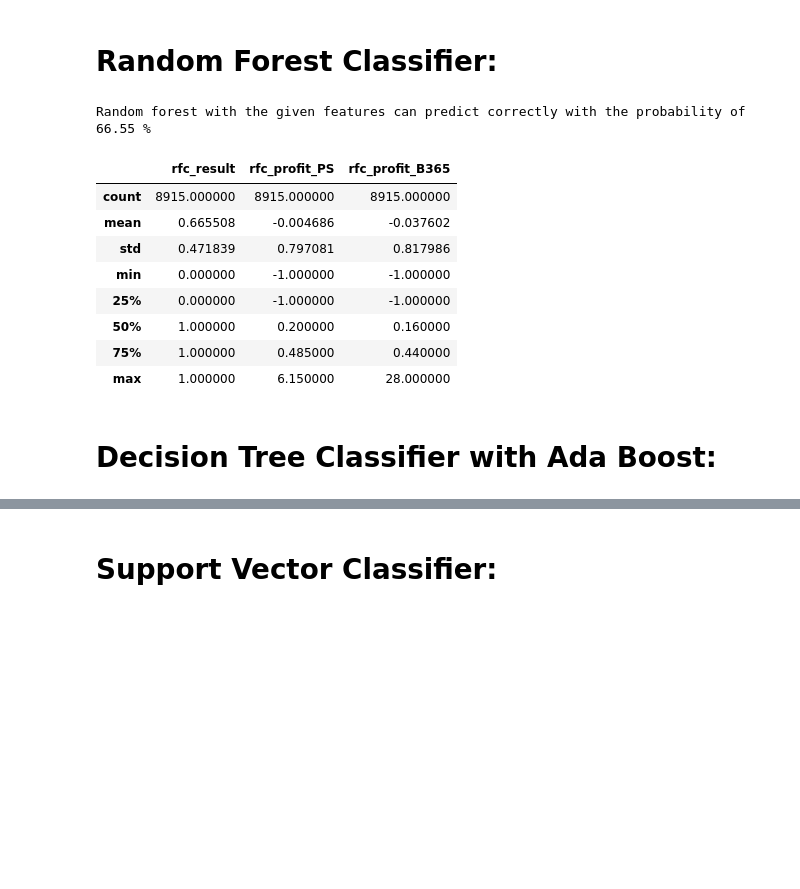
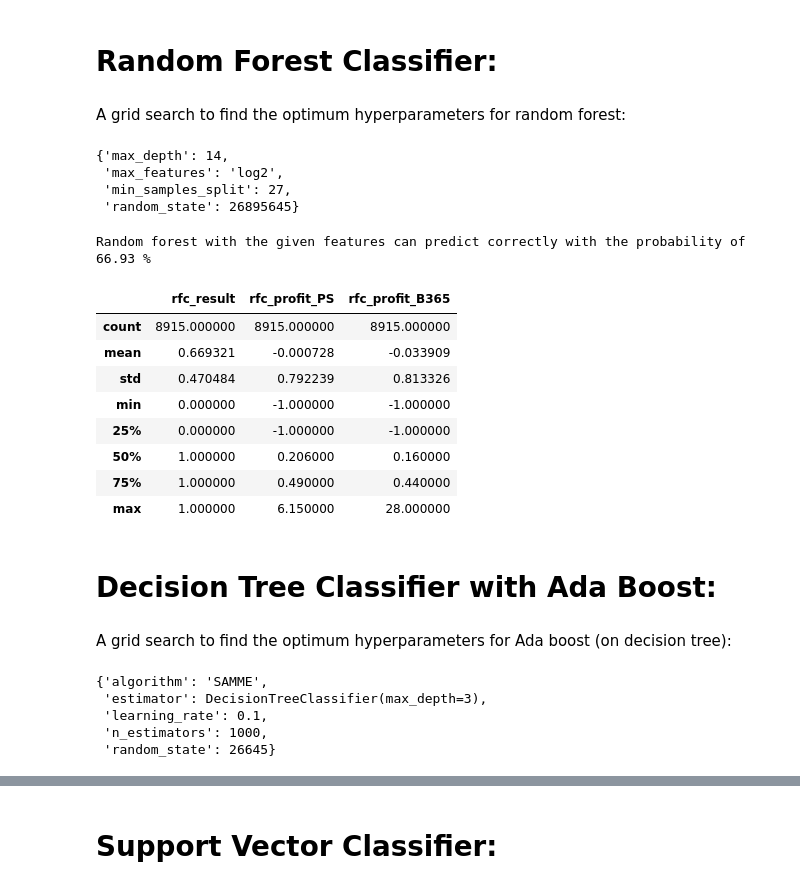
Before and after one commit to sprogl/sporting-bet-prediction, a Jupyter notebook: ATP_third_notebook.ipynb, the cells around one changed output, grey strips where cells are left out. Drawn from its saved outputs; the diff is of its cells as text; code cells hidden in the pictures; blank space fills up the shorter version.

```diff
--- a/ATP_third_notebook.ipynb
+++ b/ATP_third_notebook.ipynb
@@ -615,40 +615,85 @@ dtypes: bool(1), float64(7), int64(22)
 memory usage: 10.2 MB
 # %% [markdown]
 # Random Forest Classifier:
+# %% [markdown]
+A grid search to find the optimum hyperparameters for random forest:
 # %%
-import pandas as pd
-import numpy as np
 import sklearn.ensemble
 import sklearn.model_selection
+import pickle
 
+# Create and train grid model on Random Forest
 grid_rf = sklearn.model_selection.GridSearchCV(estimator=sklearn.ensemble.RandomForestClassifier(), param_grid={"max_depth" : range(10, 20), "random_state" : [26895645], "max_features": ["sqrt", "log2", None], "min_samples_split": range(2, 31)}, n_jobs=-1)
 grid_rf.fit(X_train, y_train)
+
+# Save the model to disk
+with open("archive/grid_rf.pkl", "wb") as file:
+    pickle.dump(grid_rf, file)
+
 grid_rf.best_params_
+# print({"max_depth": 14, "max_features": "log2", "min_samples_split": 27, "random_state": 26895645})
+# %% [output]
+{'max_depth': 14,
+ 'max_features': 'log2',
+ 'min_samples_split': 27,
+ 'random_state': 26895645}
 # %%
 import pandas as pd
 import numpy as np
 import sklearn.ensemble
+import pickle
 
-model_rfc = sklearn.ensemble.RandomForestClassifier(max_depth=15, random_state=26895645)
+# Create and fit the model with the optimum hyperparameters
+model_rfc = sklearn.ensemble.RandomForestClassifier(max_depth=14, max_features="log2", min_samples_split=27, random_state=26895645, n_jobs=-1)
 model_rfc.fit(X_train, y_train)
+
+# Save the model to disk
+with open("archive/model_rfc.pkl", "wb") as file:
+    pickle.dump(model_rfc, file)
+
 rfc_result = pd.DataFrame({"rfc_result": ~np.logical_xor(model_rfc.predict(X_test), y_test), "rfc_proba_P1_wins": model_rfc.predict_proba(X_test)[:, 1]}, index=y_test.index)
 
 print(f"Random forest with the given features can predict correctly with the probability of {round(model_rfc.score(X_test, y_test)*100, 2)} %")
 profits_test = pd.DataFrame({"rfc_result": 0 + rfc_result["rfc_result"], "rfc_profit_PS": rfc_result["rfc_result"].to_numpy() * df_atp_reduced.loc[y_test.index, "PSW"].to_numpy() - 1.0, "rfc_profit_B365": rfc_result["rfc_result"].to_numpy() * df_atp_reduced.loc[y_test.index, "B365W"].to_numpy() - 1.0}, index=y_test.index)
-profits_test.describe()
+
+# Save the result on disk
+profits_test.to_csv("archive/profits_test.csv")
 # %% [output]
-Random forest with the given features can predict correctly with the probability of 66.55 %
+Random forest with the given features can predict correctly with the probability of 66.93 %
 |  | rfc_result | rfc_profit_PS | rfc_profit_B365 |
 | count | 8915.000000 | 8915.000000 | 8915.000000 |
-| mean | 0.665508 | -0.004686 | -0.037602 |
-| std | 0.471839 | 0.797081 | 0.817986 |
+| mean | 0.669321 | -0.000728 | -0.033909 |
+| std | 0.470484 | 0.792239 | 0.813326 |
 | min | 0.000000 | -1.000000 | -1.000000 |
 | 25% | 0.000000 | -1.000000 | -1.000000 |
-| 50% | 1.000000 | 0.200000 | 0.160000 |
-| 75% | 1.000000 | 0.485000 | 0.440000 |
+| 50% | 1.000000 | 0.206000 | 0.160000 |
+| 75% | 1.000000 | 0.490000 | 0.440000 |
 | max | 1.000000 | 6.150000 | 28.000000 |
 # %% [markdown]
 # Decision Tree Classifier with Ada Boost:
+# %% [markdown]
+A grid search to find the optimum hyperparameters for Ada boost (on decision tree):
+# %%
+import sklearn
+import numpy as np
+import pickle
+
+# Create and train grid model on Ada boost (on decision tree)
+grid_dtc_abc = sklearn.model_selection.GridSearchCV(estimator=sklearn.ensemble.AdaBoostClassifier(), param_grid={"estimator": [sklearn.tree.DecisionTreeClassifier(criterion="entropy", max_depth=3), sklearn.tree.DecisionTreeClassifier(criterion="gini", max_depth=3)], "learning_rate": np.power(10.0, np.arange(-1, 3)), "n_estimators": range(100, 1001, 100), "algorithm": ["SAMME"], "random_state": [26645]}, n_jobs=-1)
+grid_dtc_abc.fit(X_train, y_train)
+
+# Save the model to disk
+with open("archive/grid_dtc_abc.pkl", "wb") as file:
+    pickle.dump(grid_dtc_abc, file)
+
+grid_dtc_abc.best_params_
+# print({'algorithm': 'SAMME', 'estimator': DecisionTreeClassifier(max_depth=3), 'learning_rate': 0.1, 'n_estimators': 1000, 'random_state': 26645})
+# %% [output]
+{'algorithm': 'SAMME',
+ 'estimator': DecisionTreeClassifier(max_depth=3),
+ 'learning_rate': 0.1,
+ 'n_estimators': 1000,
+ 'random_state': 26645}
 # %%
 import pandas as pd
 import numpy as np
```
Also changed, not shown: parts of 8 cells of this notebook, 7 other files.
